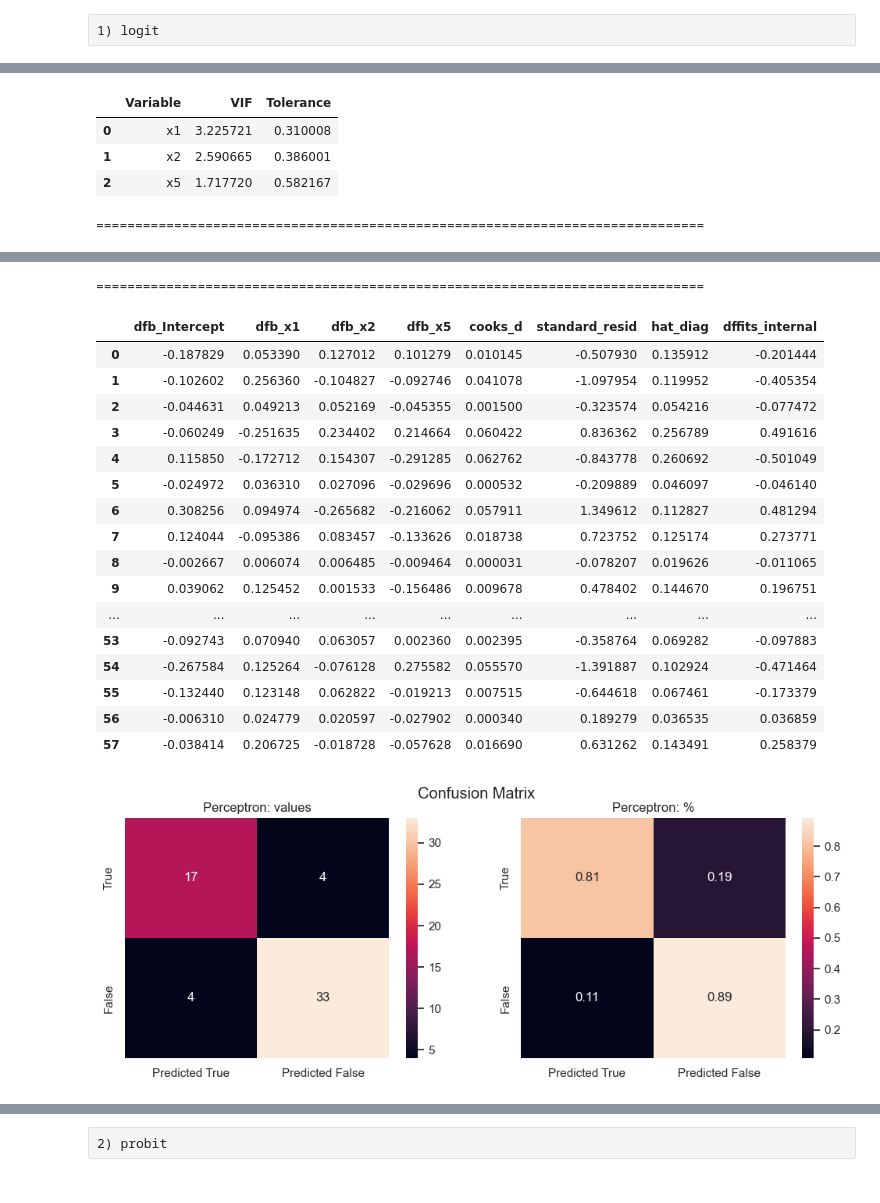
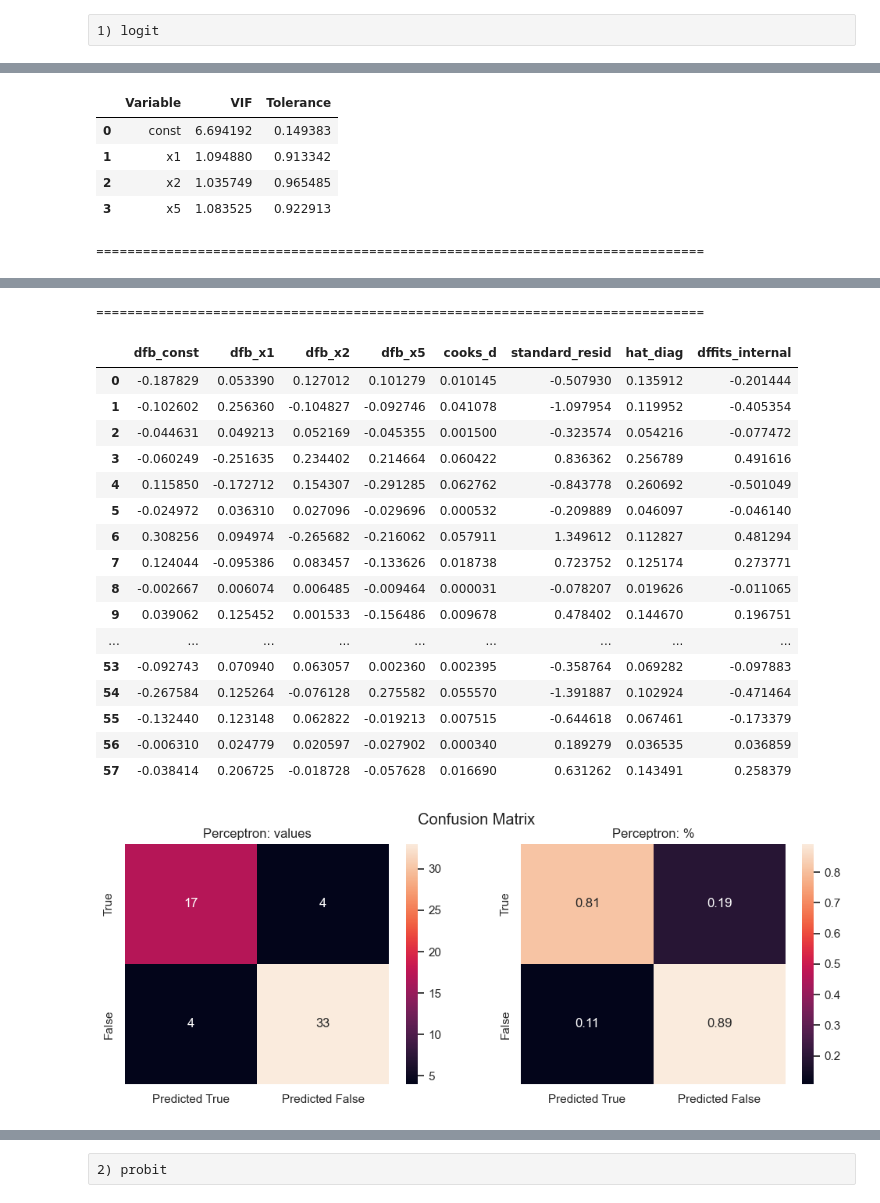
Before and after one commit to Mooncake911/Mathstatistics, a Jupyter notebook: Task_4/doctor.ipynb, the cells around one changed output, grey strips where cells are left out. Cells and saved outputs as stored; diff of their text form; code cells hidden in the pictures.

```diff
--- a/Task_4/doctor.ipynb
+++ b/Task_4/doctor.ipynb
@@ -69,10 +69,11 @@ sns.heatmap(data.corr(), annot=True, cmap='RdYlGn', linewidths=0.1, vmin=0)
 # %% [raw]
 1) logit
 # %%
-logit_research = BinomialRegressionResearch(data, column=explore_column, family=logit)
-logit_research.info()
-logit_research.draw_plots()
-logit_new_model, logit_selected_features = logit_research.stepwise_selection(criteria='AIC')
+base_research = BinomialRegressionResearch(y=data[explore_column], x=data.drop(columns=explore_column),
+                                           family=logit)
+base_research.info()
+base_research.draw_plots()
+logit_data = base_research.stepwise_selection(criteria='AIC')
 # %% [output]
                                       y
 ==============================================================================
@@ -217,8 +239,9 @@ AIC: 48.788966999183536
 # %%
-new_data = data[[explore_column] + logit_selected_features]
-enhanced_research = BinomialRegressionResearch(new_data, column=explore_column, family=logit)
-enhanced_research.info()
-enhanced_research.draw_plots()
+base_research = BinomialRegressionResearch(y=logit_data[explore_column],
+                                           x=logit_data.drop(columns=explore_column),
+                                           family=logit)
+base_research.info()
+base_research.draw_plots()
 # %% [output]
                                       y
 ==============================================================================
@@ -232,13 +255,14 @@ Time:                        22:56:44   Pearson chi2:                     54.2
 No. Iterations:                     6   Pseudo R-squ. (CS):             0.4560
 Covariance Type:            nonrobust
 ==============================================================================
 ... (12 lines left out)
 White test:
 LM statistic: 10.881 LM-Test p-value: 0.284
 F-statistic: 1.232 F-Test p-value: 0.299
 ==============================================================================
 |  | Variable | VIF | Tolerance |
-| 0 | x1 | 3.225721 | 0.310008 |
-| 1 | x2 | 2.590665 | 0.386001 |
-| 2 | x5 | 1.717720 | 0.582167 |
+| 0 | const | 6.694192 | 0.149383 |
+| 1 | x1 | 1.094880 | 0.913342 |
+| 2 | x2 | 1.035749 | 0.965485 |
+| 3 | x5 | 1.083525 | 0.922913 |
 ==============================================================================
@@ -249,7 +273,7 @@ F-statistic: 1.232 F-Test p-value: 0.299
 | 3 | 0.0 | 0.0 | 0.0 | 1.0 | 2.429950 | 0.124878741455168 | 54 | 1.0 |
 | 4 | [1.0, 0.0, 0.0, 0.0] | [0.0, 1.0, 0.0, 0.0] | [0.0, 0.0, 1.0, 0.0] | [0.0, 0.0, 0.0, 1.0] | 3.591915 | 0.011430271478708344 | 54 | 4.0 |
 ==============================================================================
-|  | dfb_Intercept | dfb_x1 | dfb_x2 | dfb_x5 | cooks_d | standard_resid | hat_diag | dffits_internal |
+|  | dfb_const | dfb_x1 | dfb_x2 | dfb_x5 | cooks_d | standard_resid | hat_diag | dffits_internal |
 | 0 | -0.187829 | 0.053390 | 0.127012 | 0.101279 | 0.010145 | -0.507930 | 0.135912 | -0.201444 |
 | 1 | -0.102602 | 0.256360 | -0.104827 | -0.092746 | 0.041078 | -1.097954 | 0.119952 | -0.405354 |
 | 2 | -0.044631 | 0.049213 | 0.052169 | -0.045355 | 0.001500 | -0.323574 | 0.054216 | -0.077472 |
```
Also changed, not shown: parts of 6 cells of this notebook, 11 other files.
